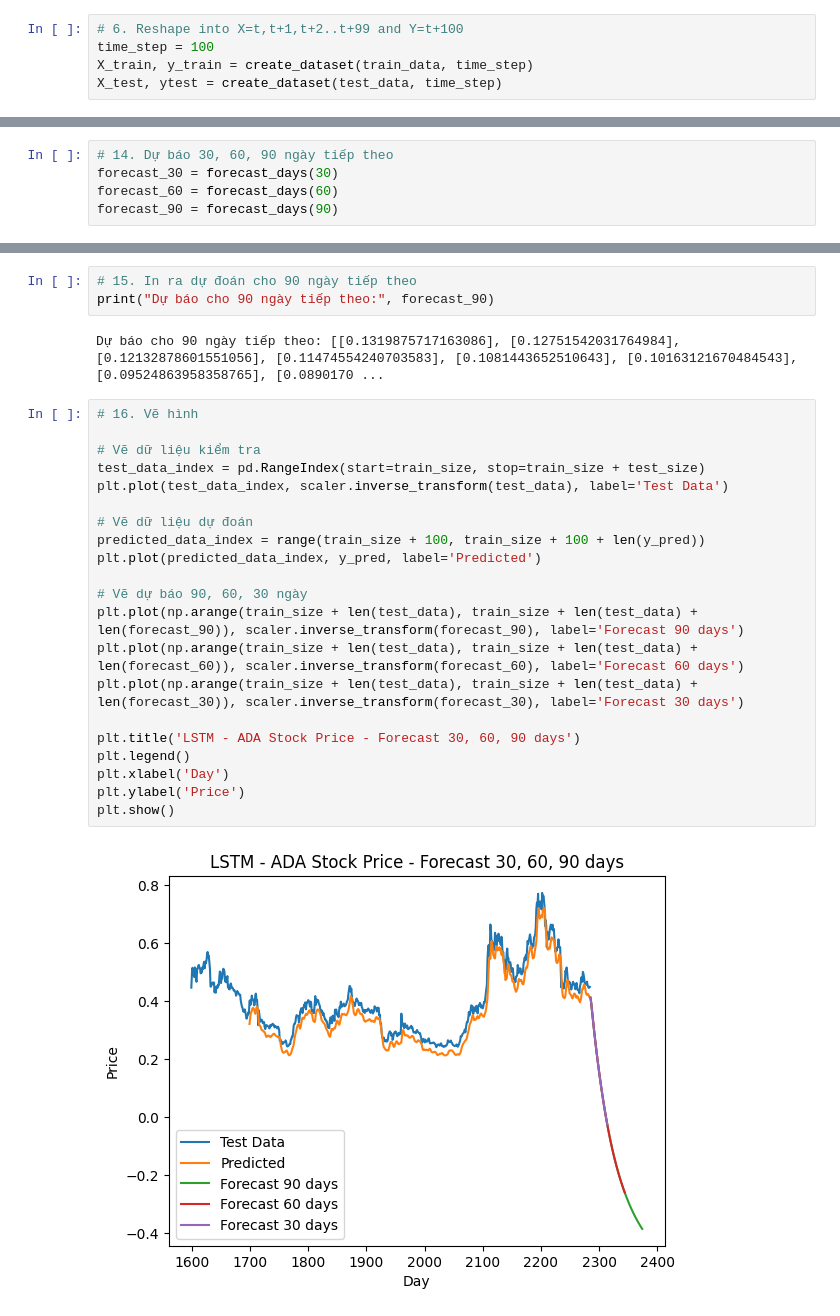
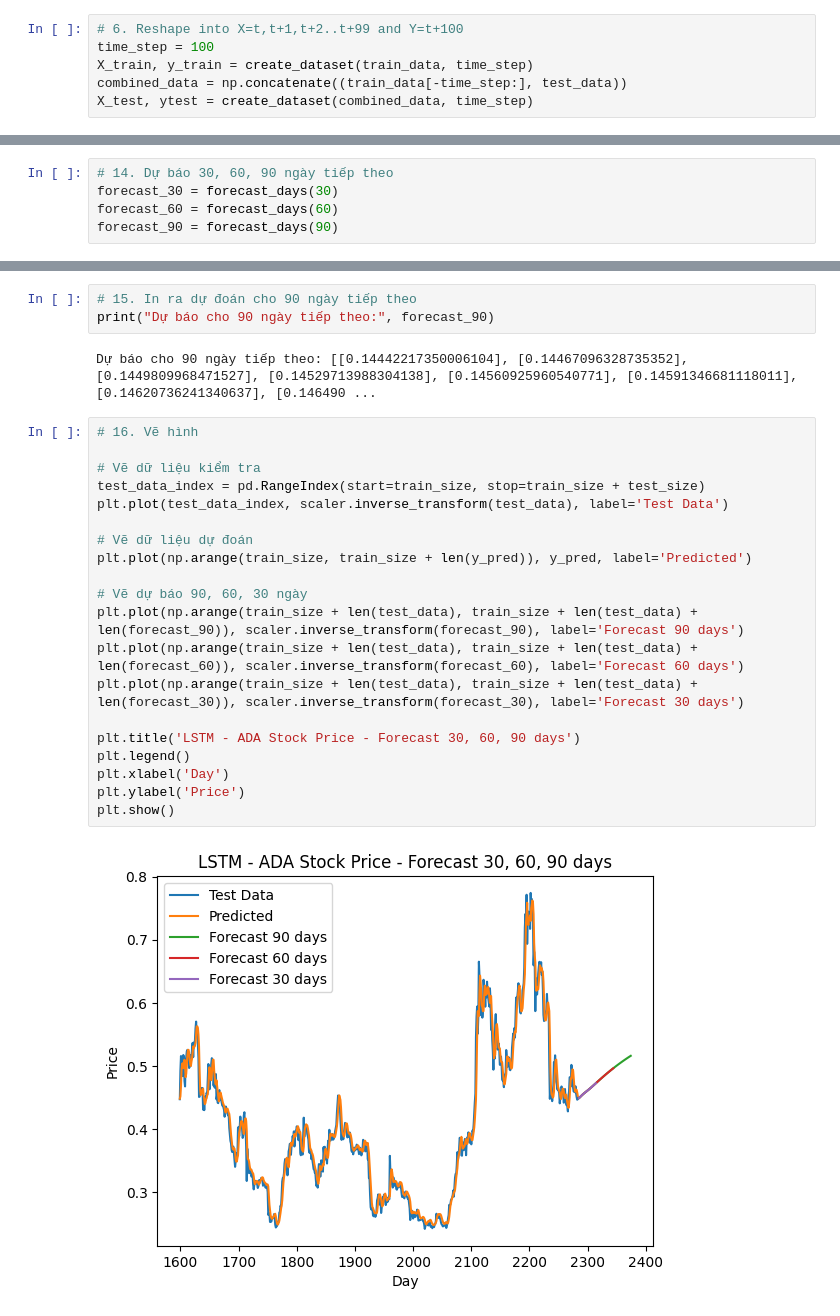
Before and after one commit to turnrighthere/IS403.O22.Team2, a Jupyter notebook: Model/ADA/ADA_LSTM_7-3.ipynb, the cells around one changed output, grey strips where cells are left out. Drawn from its saved outputs; the diff is of its cells as text.

```diff
--- a/Model/ADA/ADA_LSTM_7-3.ipynb
+++ b/Model/ADA/ADA_LSTM_7-3.ipynb
@@ -60,7 +60,8 @@ def create_dataset(dataset, time_step=1):
 # 6. Reshape into X=t,t+1,t+2..t+99 and Y=t+100
 time_step = 100
 X_train, y_train = create_dataset(train_data, time_step)
-X_test, ytest = create_dataset(test_data, time_step)
+combined_data = np.concatenate((train_data[-time_step:], test_data))
+X_test, ytest = create_dataset(combined_data, time_step)
 # %%
 # 7. Reshape input to be [samples, time steps, features] which is required for LSTM
 X_train = X_train.reshape(X_train.shape[0], X_train.shape[1], 1)
@@ -165,27 +166,26 @@ Dự báo cho 60 ngày tiếp theo: [[0.1319875717163086], [0.12751542031764984]
 # 15. In ra dự đoán cho 90 ngày tiếp theo
 print("Dự báo cho 90 ngày tiếp theo:", forecast_90)
 # %% [output]
-Dự báo cho 90 ngày tiếp theo: [[0.1319875717163086], [0.12751542031764984], [0.12132878601551056], [0.11474554240703583], [0.1081443652510643], [0.10163121670484543], [0.09524863958358765], [0.0890170 ...
+Dự báo cho 90 ngày tiếp theo: [[0.14442217350006104], [0.14467096328735352], [0.1449809968471527], [0.14529713988304138], [0.14560925960540771], [0.14591346681118011], [0.14620736241340637], [0.146490 ...
 # %%
 # 16. Vẽ hình
 
 # Vẽ dữ liệu kiểm tra
 test_data_index = pd.RangeIndex(start=train_size, stop=train_size + test_size)
 plt.plot(test_data_index, scaler.inverse_transform(test_data), label='Test Data')
 
 # Vẽ dữ liệu dự đoán
-predicted_data_index = range(train_size + 100, train_size + 100 + len(y_pred))
-plt.plot(predicted_data_index, y_pred, label='Predicted')
+plt.plot(np.arange(train_size, train_size + len(y_pred)), y_pred, label='Predicted')
 
 # Vẽ dự báo 90, 60, 30 ngày
 plt.plot(np.arange(train_size + len(test_data), train_size + len(test_data) + len(forecast_90)), scaler.inverse_transform(forecast_90), label='Forecast 90 days')
 plt.plot(np.arange(train_size + len(test_data), train_size + len(test_data) + len(forecast_60)), scaler.inverse_transform(forecast_60), label='Forecast 60 days')
 plt.plot(np.arange(train_size + len(test_data), train_size + len(test_data) + len(forecast_30)), scaler.inverse_transform(forecast_30), label='Forecast 30 days')
 
 plt.title('LSTM - ADA Stock Price - Forecast 30, 60, 90 days')
 plt.legend()
 plt.xlabel('Day')
 plt.ylabel('Price')
 plt.show()
 # %% [output]
-[figure, old version]
+[figure, new version]
```
Also changed, not shown: parts of 5 cells of this notebook, 8 other files.
